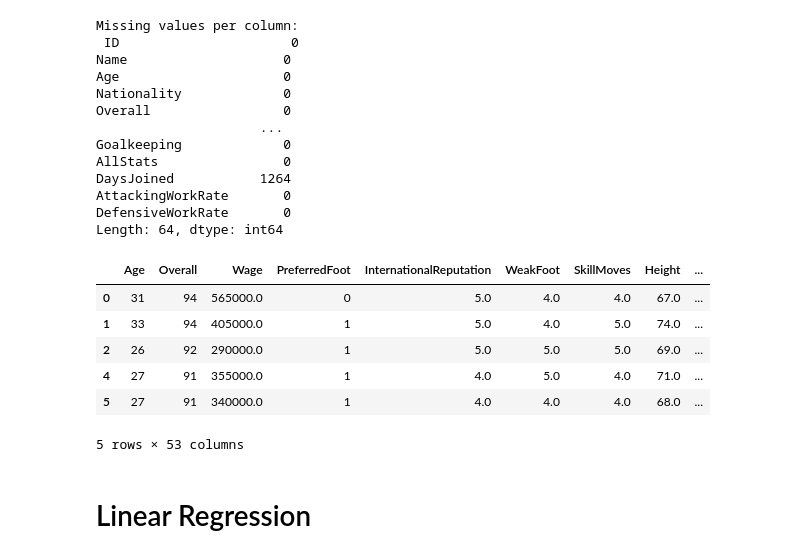
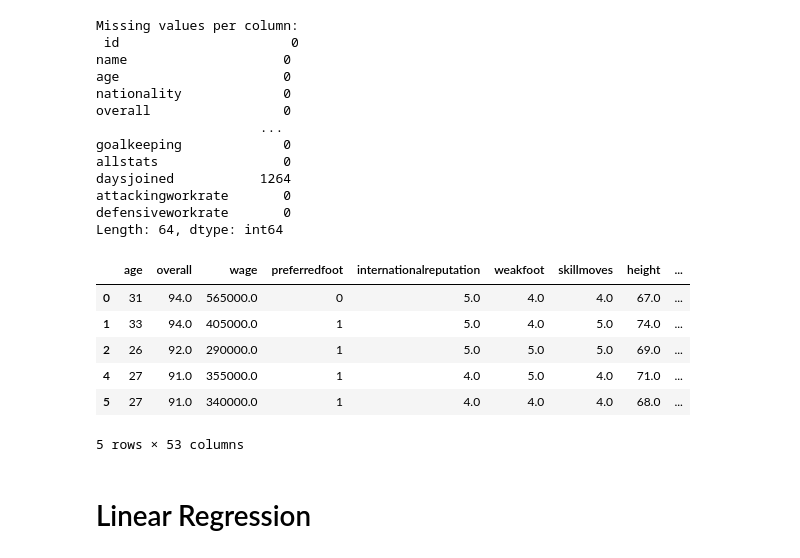
Before and after one commit to JWooll/Bootcamp-Project-4-FIFA, a Jupyter notebook: MachineLearningTesting.ipynb, the cells around one changed output. Saved outputs shown, nothing was run; the diff lists cells and outputs as text; code cells hidden in the pictures.

Commit message:
Connected SQL to notebooks,cleaned pathways, updated readme

```diff
--- a/MachineLearningTesting.ipynb
+++ b/MachineLearningTesting.ipynb
@@ -29,0 +16,10 @@ df.head()
+# %%
+from sqlalchemy import create_engine
+import psycopg2
+import pandas as pd
+from config import engine_key
+
+engine = create_engine(f'postgresql+psycopg2://{engine_key}')
+conn = engine.connect()
+df = pd.read_sql("SELECT * FROM Players", conn)
+df.head()
@@ -30,37 +34,37 @@ df.head()
 # %%
 # Clean and convert Wage column
-df['Wage'] = df['Wage'].replace('[\€,K]', '', regex=True)
-df['Wage'] = pd.to_numeric(df['Wage'], errors='coerce')
+df['wage'] = df['wage'].replace('[\€,K]', '', regex=True)
+df['wage'] = pd.to_numeric(df['wage'], errors='coerce')
 # %%
 # Check for missing values
 print("Missing values per column:\n", df.isnull().sum())
 # %% [output]
 Missing values per column:
- ID                      0
-Name                    0
-Age                     0
-Nationality             0
-Overall                 0
+ id                      0
+name                    0
+age                     0
+nationality             0
+overall                 0
                      ...
-Goalkeeping             0
-AllStats                0
-DaysJoined           1264
-AttackingWorkRate       0
-DefensiveWorkRate       0
+goalkeeping             0
+allstats                0
+daysjoined           1264
+attackingworkrate       0
+defensiveworkrate       0
 Length: 64, dtype: int64
 # %%
 #Preparing the data
-df2 = df.drop(['ID','DaysJoined','Value','Potential'],axis=1)
-df2 = df2[df2['Position'] != 'GK']
+df2 = df.drop(['id','value','potential'],axis=1)
+df2 = df2[df2['position'] != 'GK']
 df2 = df2.select_dtypes(include=['number'])
 df2.head()
 # %% [output]
-|  | Age | Overall | Wage | PreferredFoot | InternationalReputation | WeakFoot | SkillMoves | Height | ... |
-| 0 | 31 | 94 | 565000.0 | 0 | 5.0 | 4.0 | 4.0 | 67.0 | ... |
-| 1 | 33 | 94 | 405000.0 | 1 | 5.0 | 4.0 | 5.0 | 74.0 | ... |
-| 2 | 26 | 92 | 290000.0 | 1 | 5.0 | 5.0 | 5.0 | 69.0 | ... |
-| 4 | 27 | 91 | 355000.0 | 1 | 4.0 | 5.0 | 4.0 | 71.0 | ... |
-| 5 | 27 | 91 | 340000.0 | 1 | 4.0 | 4.0 | 4.0 | 68.0 | ... |
+|  | age | overall | wage | preferredfoot | internationalreputation | weakfoot | skillmoves | height | ... |
+| 0 | 31 | 94.0 | 565000.0 | 0 | 5.0 | 4.0 | 4.0 | 67.0 | ... |
+| 1 | 33 | 94.0 | 405000.0 | 1 | 5.0 | 4.0 | 5.0 | 74.0 | ... |
+| 2 | 26 | 92.0 | 290000.0 | 1 | 5.0 | 5.0 | 5.0 | 69.0 | ... |
+| 4 | 27 | 91.0 | 355000.0 | 1 | 4.0 | 5.0 | 4.0 | 71.0 | ... |
+| 5 | 27 | 91.0 | 340000.0 | 1 | 4.0 | 4.0 | 4.0 | 68.0 | ... |
 5 rows × 53 columns
 # %%
 # Splitting the data
```
Also changed, not shown: parts of 6 cells of this notebook, 6 other files.
